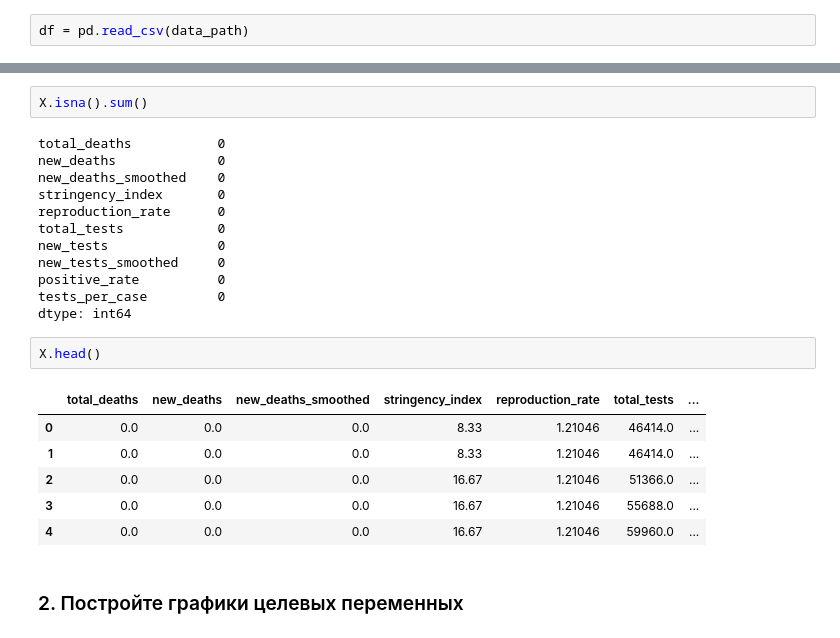
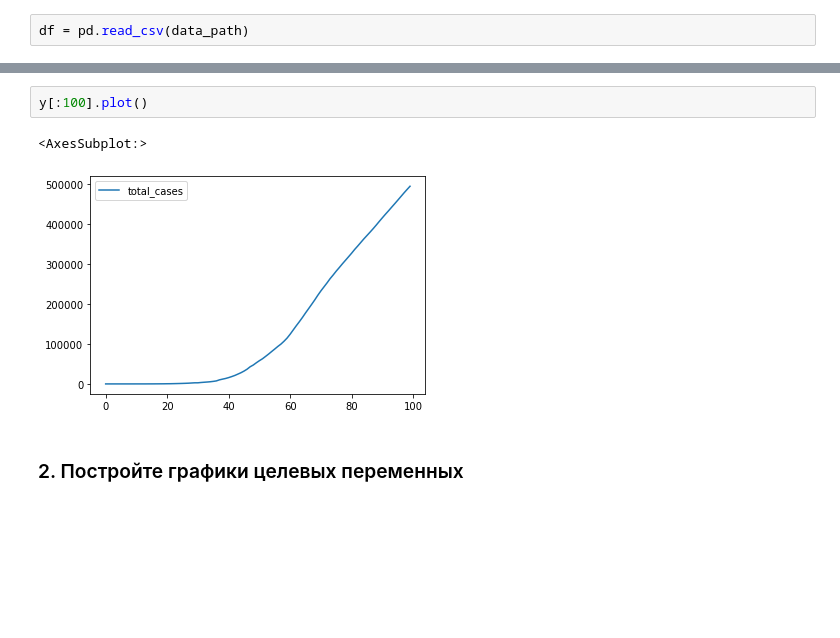
Before and after one commit to Naumenko-KM/MADE_2_AdML, a Jupyter notebook: HW1/solution.ipynb, the cells around one changed output, grey strips where cells are left out. Drawn from its saved outputs; the diff is of its cells as text; blank space fills up the shorter version.

```diff
--- a/HW1/solution.ipynb
+++ b/HW1/solution.ipynb
@@ -58,26 +40,8 @@ X['new_tests'].fillna(X['new_tests'].min(), inplace=True)
-# %%
-X.isna().sum()
-# %% [output]
-total_deaths           0
-new_deaths             0
-new_deaths_smoothed    0
-stringency_index       0
-reproduction_rate      0
-total_tests            0
-new_tests              0
-new_tests_smoothed     0
-positive_rate          0
-tests_per_case         0
-dtype: int64
-# %%
-X.head()
-# %% [output]
-|  | total_deaths | new_deaths | new_deaths_smoothed | stringency_index | reproduction_rate | total_tests | ... |
-| 0 | 0.0 | 0.0 | 0.0 | 8.33 | 1.21046 | 46414.0 | ... |
-| 1 | 0.0 | 0.0 | 0.0 | 8.33 | 1.21046 | 46414.0 | ... |
-| 2 | 0.0 | 0.0 | 0.0 | 16.67 | 1.21046 | 51366.0 | ... |
-| 3 | 0.0 | 0.0 | 0.0 | 16.67 | 1.21046 | 55688.0 | ... |
-| 4 | 0.0 | 0.0 | 0.0 | 16.67 | 1.21046 | 59960.0 | ... |
+# %%
+y[:100].plot()
+# %% [output]
+<AxesSubplot:>
+[figure, added]
 # %% [markdown]
 ### 2. Постройте графики целевых переменных
 # %%
```
Also changed, not shown: parts of 17 cells of this notebook.
